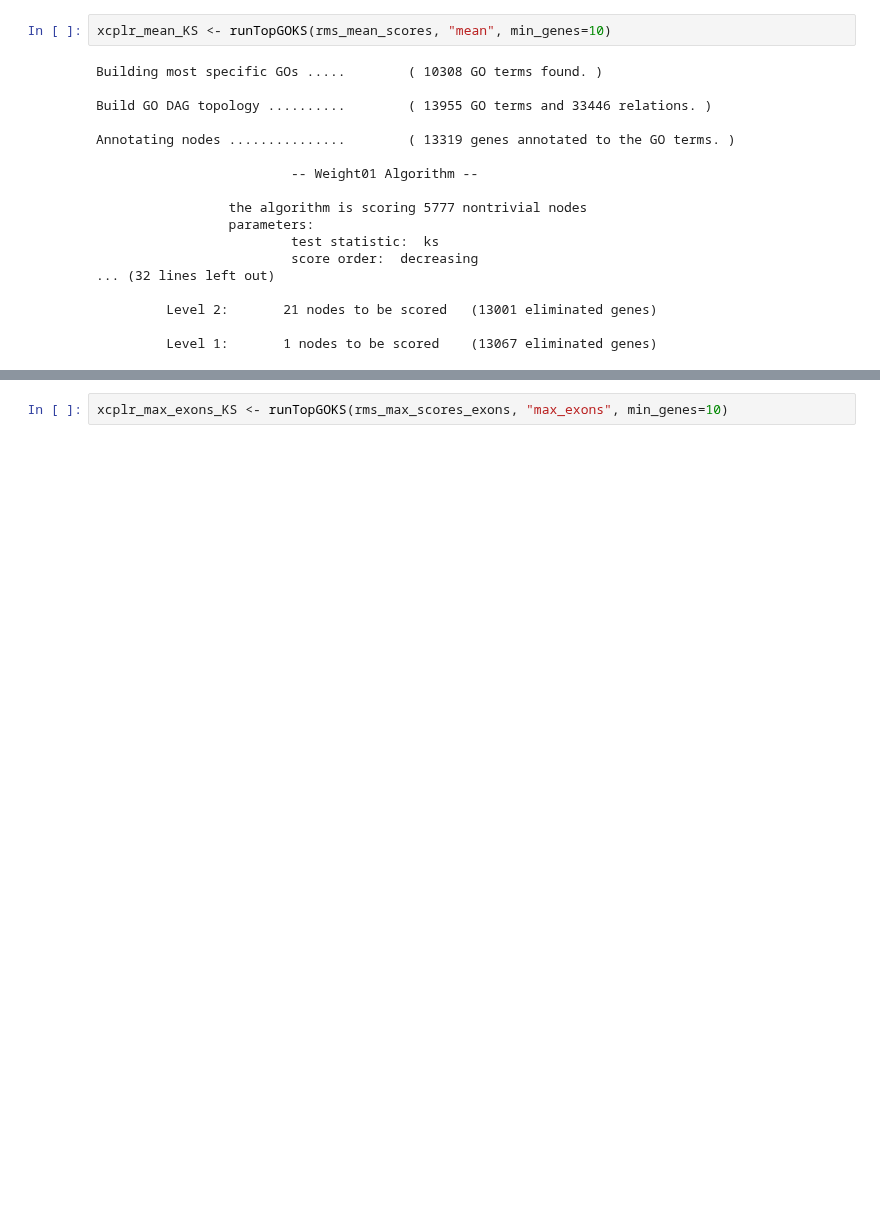
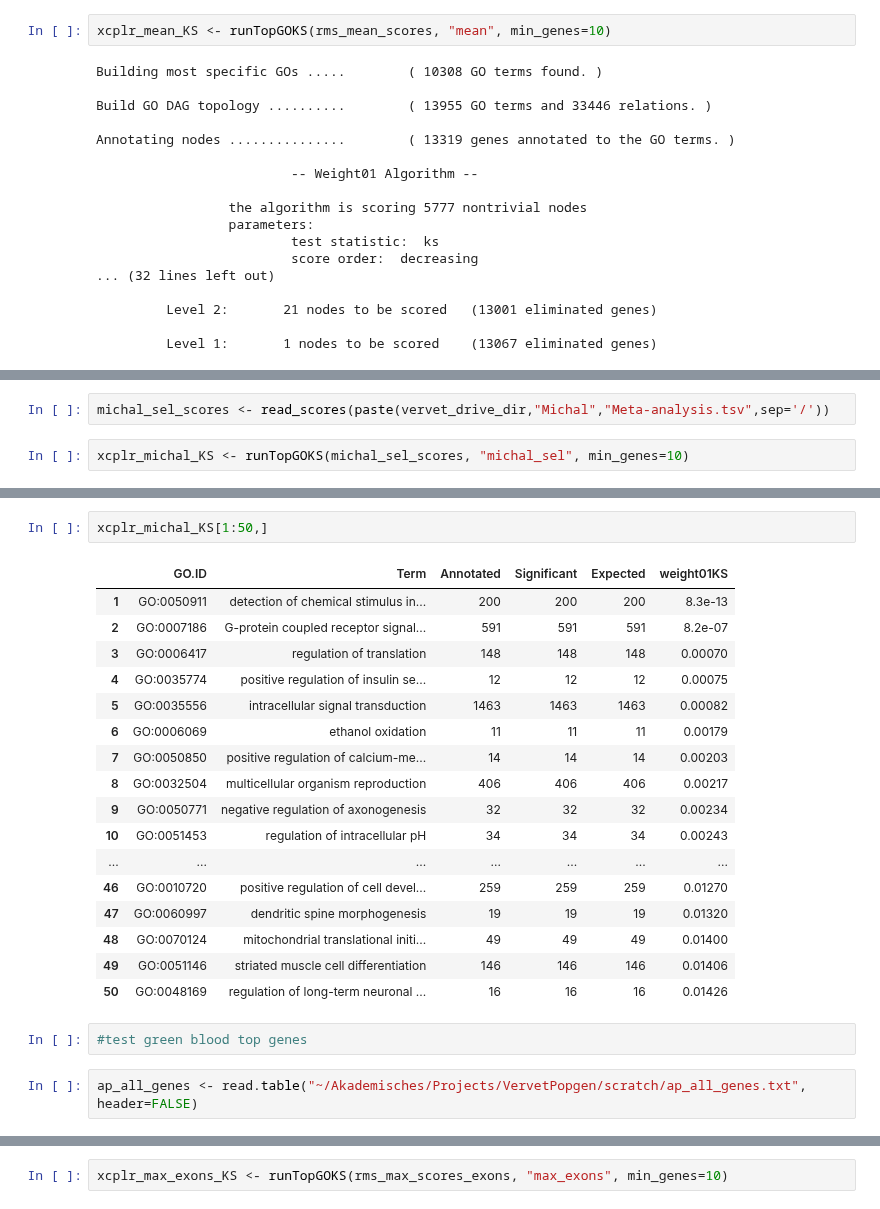
Before and after one commit to peterdfields/hs_vervet, a Jupyter notebook: notebooks/201511_163_TopGo.R.ipynb, the cells around one changed output, grey strips where cells are left out. Drawn from its saved outputs; the diff is of its cells as text; blank space fills up the shorter version.

```diff
--- a/notebooks/201511_163_TopGo.R.ipynb
+++ b/notebooks/201511_163_TopGo.R.ipynb
@@ -192,0 +207,4 @@ Annotating nodes ...............        ( 13319 genes annotated to the GO terms.
+# %%
+michal_sel_scores <- read_scores(paste(vervet_drive_dir,"Michal","Meta-analysis.tsv",sep='/'))
+# %%
+xcplr_michal_KS <- runTopGOKS(michal_sel_scores, "michal_sel", min_genes=10)
@@ -192,0 +229,24 @@ Annotating nodes ...............        ( 13319 genes annotated to the GO terms.
+# %%
+xcplr_michal_KS[1:50,]
+# %% [output]
+|  | GO.ID | Term | Annotated | Significant | Expected | weight01KS |
+| 1 | GO:0050911 | detection of chemical stimulus in... | 200 | 200 | 200 | 8.3e-13 |
+| 2 | GO:0007186 | G-protein coupled receptor signal... | 591 | 591 | 591 | 8.2e-07 |
+| 3 | GO:0006417 | regulation of translation | 148 | 148 | 148 | 0.00070 |
+| 4 | GO:0035774 | positive regulation of insulin se... | 12 | 12 | 12 | 0.00075 |
+| 5 | GO:0035556 | intracellular signal transduction | 1463 | 1463 | 1463 | 0.00082 |
+| 6 | GO:0006069 | ethanol oxidation | 11 | 11 | 11 | 0.00179 |
+| 7 | GO:0050850 | positive regulation of calcium-me... | 14 | 14 | 14 | 0.00203 |
+| 8 | GO:0032504 | multicellular organism reproduction | 406 | 406 | 406 | 0.00217 |
+| 9 | GO:0050771 | negative regulation of axonogenesis | 32 | 32 | 32 | 0.00234 |
+| 10 | GO:0051453 | regulation of intracellular pH | 34 | 34 | 34 | 0.00243 |
+| ... | ... | ... | ... | ... | ... | ... |
+| 46 | GO:0010720 | positive regulation of cell devel... | 259 | 259 | 259 | 0.01270 |
+| 47 | GO:0060997 | dendritic spine morphogenesis | 19 | 19 | 19 | 0.01320 |
+| 48 | GO:0070124 | mitochondrial translational initi... | 49 | 49 | 49 | 0.01400 |
+| 49 | GO:0051146 | striated muscle cell differentiation | 146 | 146 | 146 | 0.01406 |
+| 50 | GO:0048169 | regulation of long-term neuronal ... | 16 | 16 | 16 | 0.01426 |
+# %%
+#test green blood top genes
+# %%
+ap_all_genes <- read.table("~/Akademisches/Projects/VervetPopgen/scratch/ap_all_genes.txt", header=FALSE)
```
Also changed, not shown: parts of 22 cells of this notebook, 2 other files.
